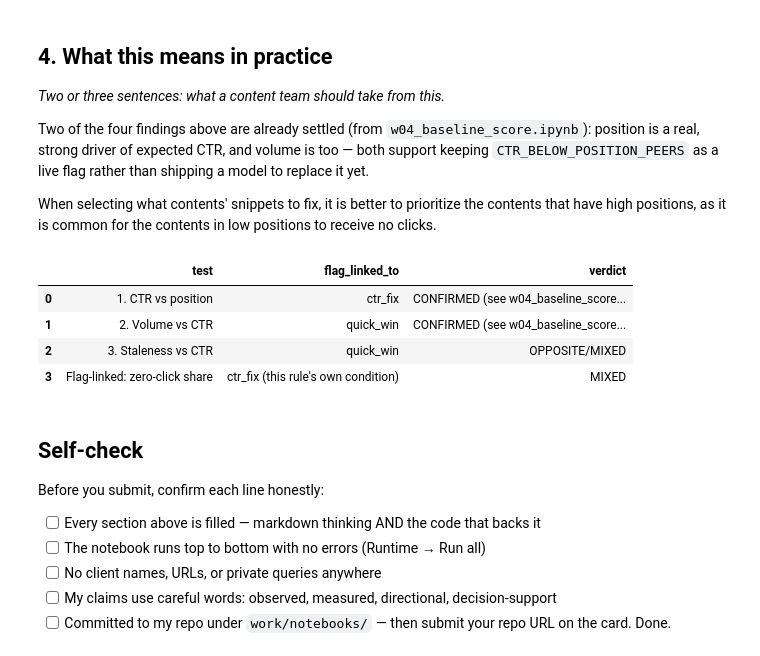
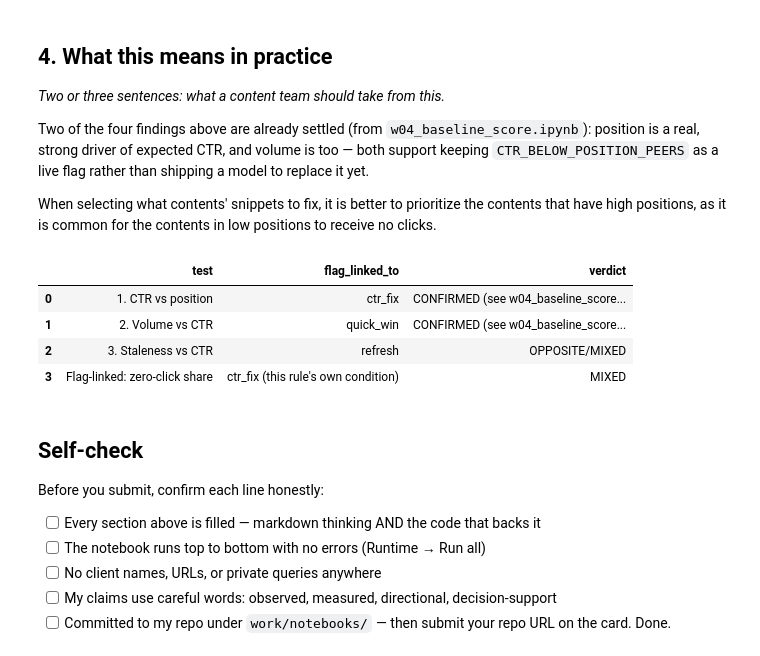
Before and after one commit to vahagngrigoryan2006/flyrank-internship-ml, a Jupyter notebook: work/notebooks/w04_signal_audit.ipynb, the cells around one changed output. Cells and saved outputs as stored; diff of their text form; code cells hidden in the pictures.

```diff
--- a/work/notebooks/w04_signal_audit.ipynb
+++ b/work/notebooks/w04_signal_audit.ipynb
@@ -258,19 +258,19 @@ When selecting what contents' snippets to fix, it is better to prioritize the co
 # %%
 # This cell is for CODE (numbers, a query, a check).
 # Write your text answer in the cell ABOVE this one — typing sentences here breaks Run All.
 
 summary = pd.DataFrame({
     "test": ["1. CTR vs position", "2. Volume vs CTR", "3. Staleness vs CTR", "Flag-linked: zero-click share"],
-    "flag_linked_to": ["ctr_fix", "quick_win", "quick_win", "ctr_fix (this rule's own condition)"],
+    "flag_linked_to": ["ctr_fix", "quick_win", "refresh", "ctr_fix (this rule's own condition)"],
     "verdict": ["CONFIRMED (see w04_baseline_score.ipynb)", "CONFIRMED (see w04_baseline_score.ipynb)",
                 "OPPOSITE/MIXED", "MIXED"],
 })
 summary
 # %% [output]
 |  | test | flag_linked_to | verdict |
 | 0 | 1. CTR vs position | ctr_fix | CONFIRMED (see w04_baseline_score... |
 | 1 | 2. Volume vs CTR | quick_win | CONFIRMED (see w04_baseline_score... |
-| 2 | 3. Staleness vs CTR | quick_win | OPPOSITE/MIXED |
+| 2 | 3. Staleness vs CTR | refresh | OPPOSITE/MIXED |
 | 3 | Flag-linked: zero-click share | ctr_fix (this rule's own condition) | MIXED |
 # %% [markdown]
 ## Self-check
```
Also changed, not shown: parts of 1 cell of this notebook.
